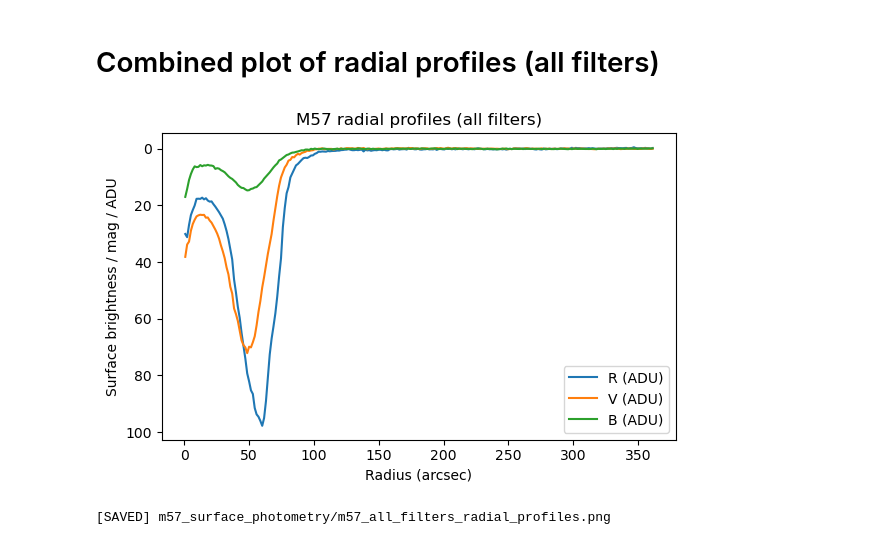
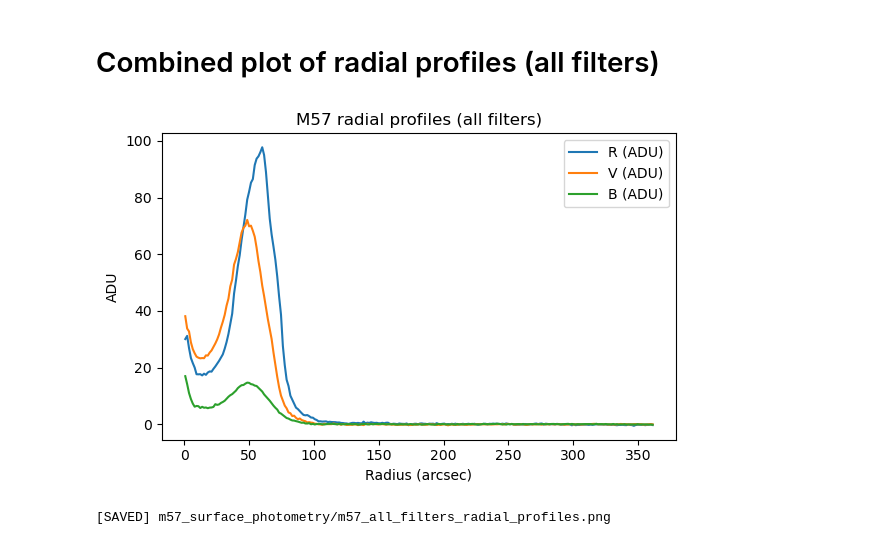
Before and after one commit to Sp3ter04/ObservatoryLaboratory, a Jupyter notebook: SurfacePhotometry.ipynb, the cells around one changed output. Cells and saved outputs as stored; diff of their text form; code cells hidden in the pictures.

Commit message:
better surface photometry - 4.0

```diff
--- a/SurfacePhotometry.ipynb
+++ b/SurfacePhotometry.ipynb
@@ -507,28 +507,27 @@ Length = 58 rows
 # %%
 # this is the combined plot of radial profiles (all filters)
 fig, ax = plt.subplots(figsize=(6,4))
 any_arcsec = any((res.get('r_arcsec') is not None) for res in results.values())
 for filt, res in results.items():
     if res['prof_mag_arcsec2'] is not None and res['r_arcsec'] is not None:
         ax.plot(res['r_arcsec'], res['prof_mag_arcsec2'], label=filt)
     elif res['prof_magpix'] is not None:
         ax.plot(res['r_pix'], res['prof_magpix'], label=filt + ' (mag/pix)')
     else:
         ax.plot(res['r_pix'], res['prof_adu'], label=filt + ' (ADU)')
 if any_arcsec:
     ax.set_xlabel('Radius (arcsec)')
 else:
     ax.set_xlabel('Radius (pixels)')
-ax.set_ylabel('Surface brightness / mag / ADU')
-ax.invert_yaxis()
+ax.set_ylabel('ADU')
 ax.legend()
 ax.set_title('M57 radial profiles (all filters)')
 fig.tight_layout()
 outname = os.path.join(out_dir, 'm57_all_filters_radial_profiles.png')
 fig.savefig(outname)
 plt.show()
 plt.close(fig)
 print('[SAVED]', outname)
 # %% [output]
-[figure, old version]
+[figure, new version]
 [SAVED] m57_surface_photometry/m57_all_filters_radial_profiles.png
```
Also changed, not shown: 2 other files.
